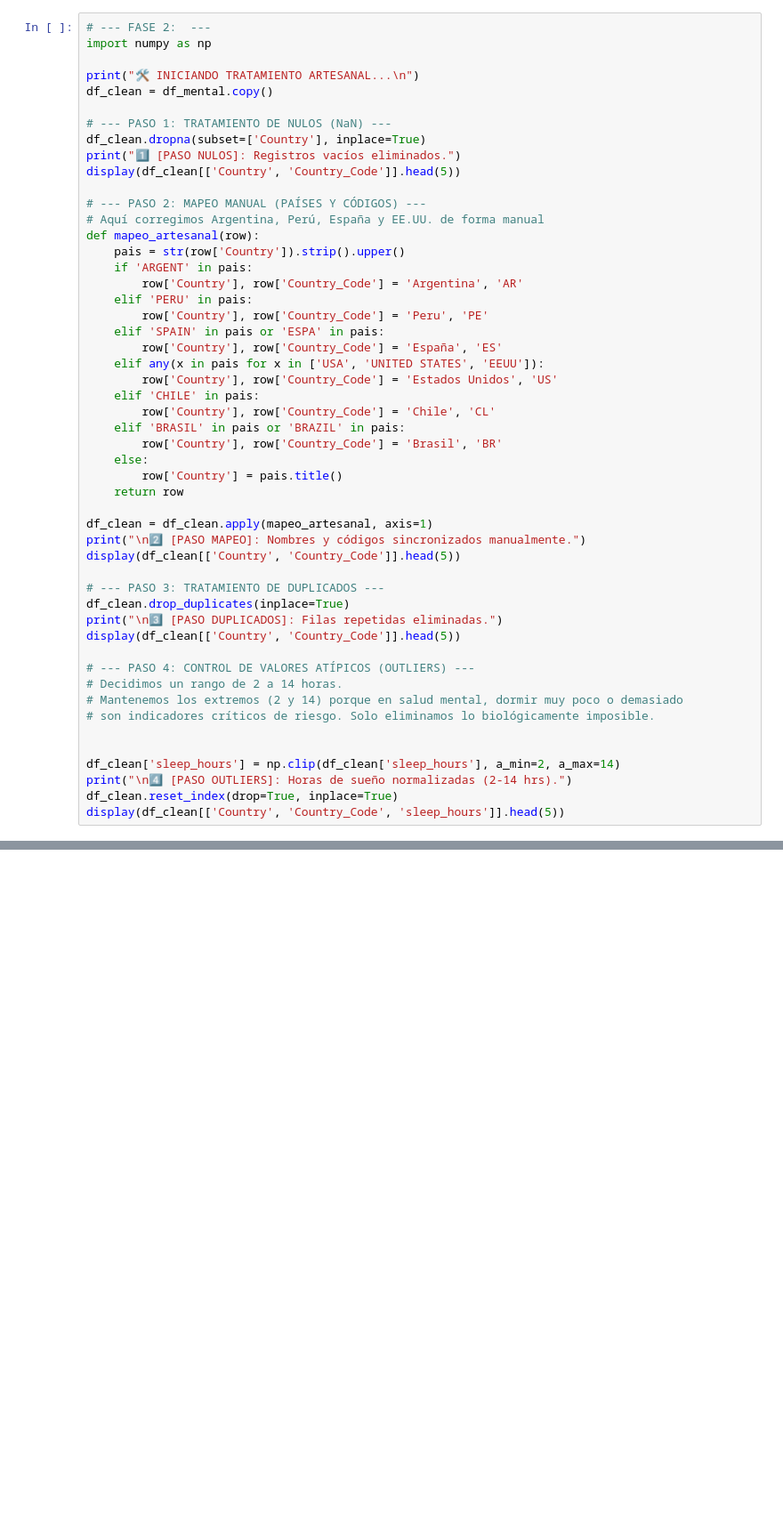
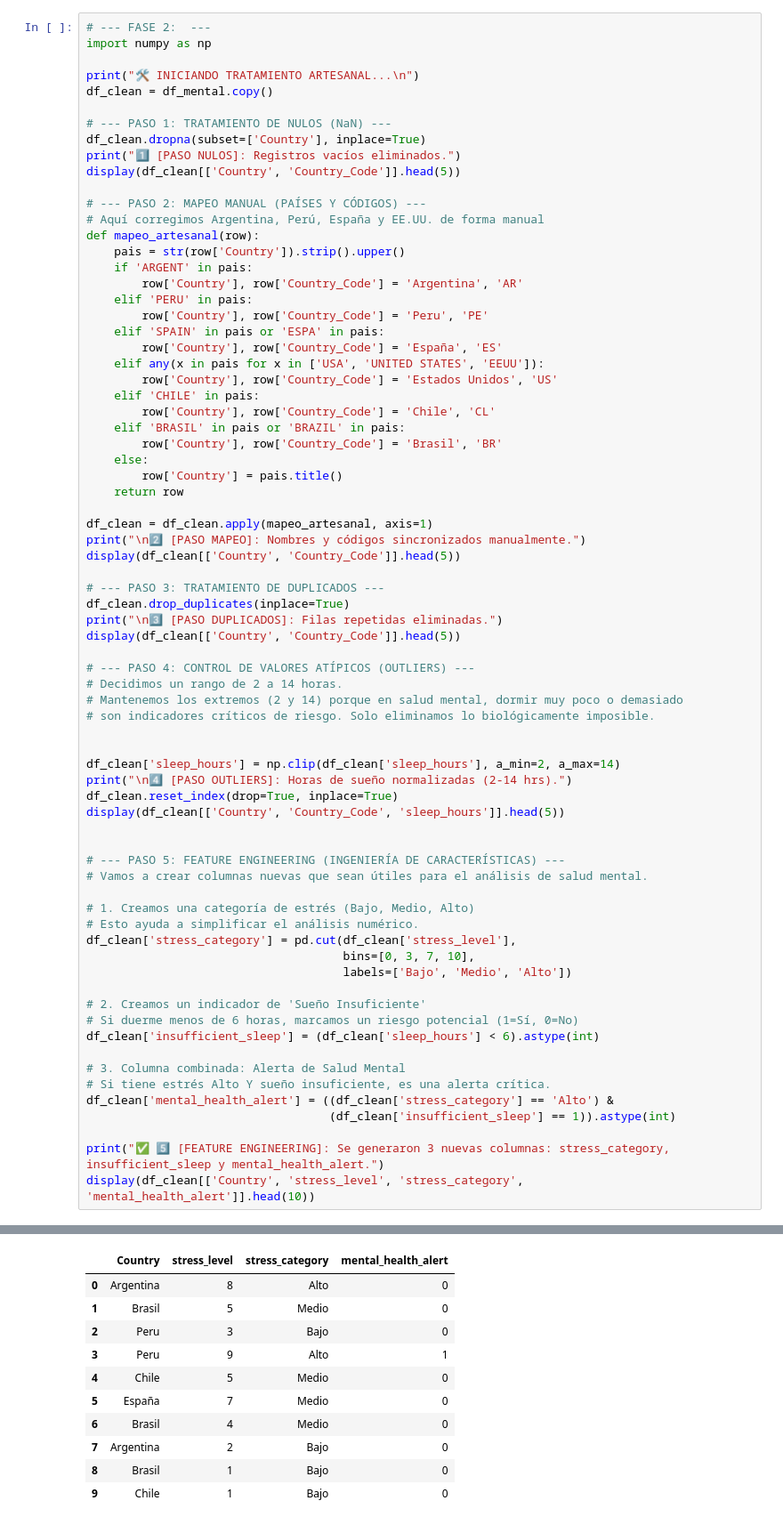
Before and after one commit to kevinn78/salud_mental, a Jupyter notebook: Proyecto.ipynb, the cells around one changed output, grey strips where cells are left out. Shown at 89% size. Drawn from its saved outputs; the diff is of its cells as text; blank space fills up the shorter version.

Commit message:
Feature Engineering Creacion de nuevas columnas en base los datos que tenemos -categoria estres -indicador de sueño Columna combinada -Alerta de salud mental estres y sueño

```diff
--- a/Proyecto.ipynb
+++ b/Proyecto.ipynb
@@ -84,6 +84,28 @@ df_clean['sleep_hours'] = np.clip(df_clean['sleep_hours'], a_min=2, a_max=14)
 print("\n4️⃣ [PASO OUTLIERS]: Horas de sueño normalizadas (2-14 hrs).")
 df_clean.reset_index(drop=True, inplace=True)
 display(df_clean[['Country', 'Country_Code', 'sleep_hours']].head(5))
+
+
+# --- PASO 5: FEATURE ENGINEERING (INGENIERÍA DE CARACTERÍSTICAS) ---
+# Vamos a crear columnas nuevas que sean útiles para el análisis de salud mental.
+
+# 1. Creamos una categoría de estrés (Bajo, Medio, Alto)
+# Esto ayuda a simplificar el análisis numérico.
+df_clean['stress_category'] = pd.cut(df_clean['stress_level'],
+                                     bins=[0, 3, 7, 10],
+                                     labels=['Bajo', 'Medio', 'Alto'])
+
+# 2. Creamos un indicador de 'Sueño Insuficiente'
+# Si duerme menos de 6 horas, marcamos un riesgo potencial (1=Sí, 0=No)
+df_clean['insufficient_sleep'] = (df_clean['sleep_hours'] < 6).astype(int)
+
+# 3. Columna combinada: Alerta de Salud Mental
+# Si tiene estrés Alto Y sueño insuficiente, es una alerta crítica.
+df_clean['mental_health_alert'] = ((df_clean['stress_category'] == 'Alto') &
+                                   (df_clean['insufficient_sleep'] == 1)).astype(int)
+
+print("✅ 5️⃣ [FEATURE ENGINEERING]: Se generaron 3 nuevas columnas: stress_category, insufficient_sleep y mental_health_alert.")
+display(df_clean[['Country', 'stress_level', 'stress_category', 'mental_health_alert']].head(10))
 # %% [output]
 🛠️ INICIANDO TRATAMIENTO ARTESANAL...
 
@@ -117,0 +141,11 @@ display(df_clean[['Country', 'Country_Code', 'sleep_hours']].head(5))
+|  | Country | stress_level | stress_category | mental_health_alert |
+| 0 | Argentina | 8 | Alto | 0 |
+| 1 | Brasil | 5 | Medio | 0 |
+| 2 | Peru | 3 | Bajo | 0 |
+| 3 | Peru | 9 | Alto | 1 |
+| 4 | Chile | 5 | Medio | 0 |
+| 5 | España | 7 | Medio | 0 |
+| 6 | Brasil | 4 | Medio | 0 |
+| 7 | Argentina | 2 | Bajo | 0 |
+| 8 | Brasil | 1 | Bajo | 0 |
+| 9 | Chile | 1 | Bajo | 0 |
```
Also changed, not shown: parts of 1 cell of this notebook.
